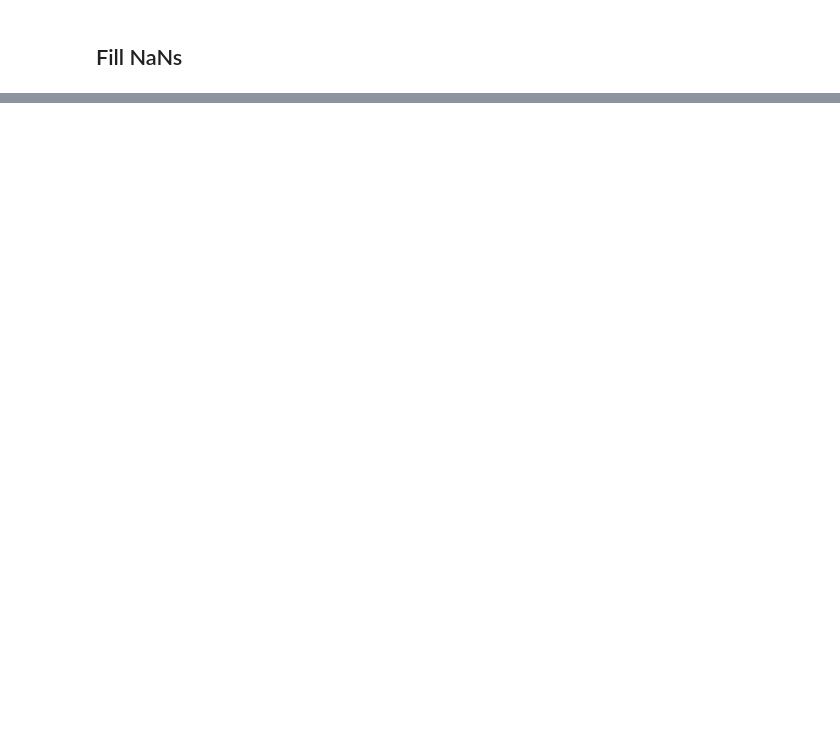
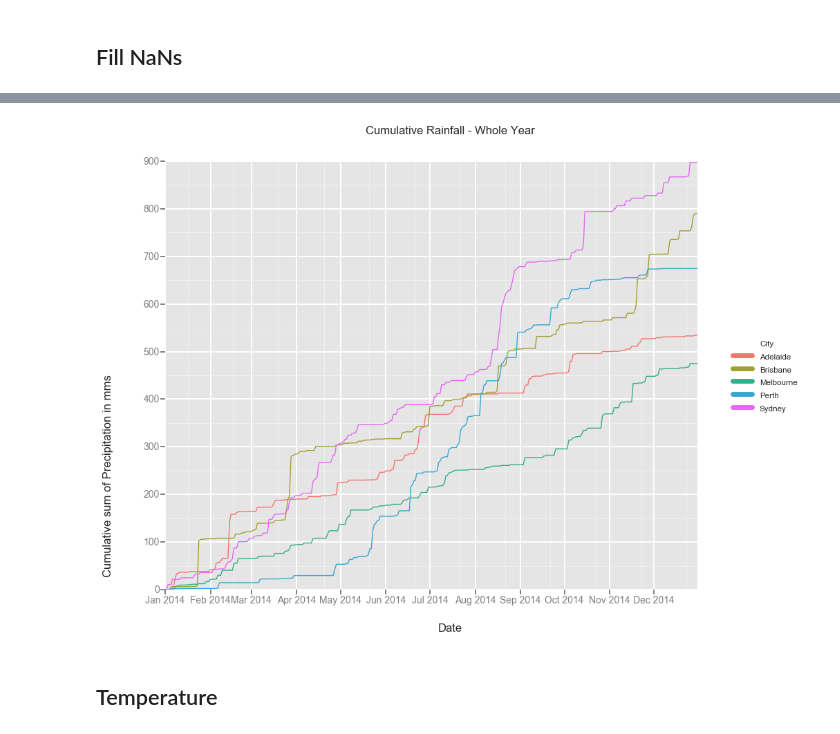
Before and after one commit to BrunnoRicci/bom-austraila, a Jupyter notebook: BOM_Australia.ipynb, the cells around one changed output, grey strips where cells are left out. Cells and saved outputs as stored; diff of their text form; code cells hidden in the pictures; blank space fills up the shorter version.

```diff
--- a/BOM_Australia.ipynb
+++ b/BOM_Australia.ipynb
@@ -161,0 +180,17 @@ sns.heatmap(mnn, ax=ax, yticklabels=False);
+# %%
+col = u'Rainfall (mm)'
+ncol = col + "_CS"
+df[ncol] = df.groupby(["City"])[col].transform(lambda x: x.cumsum())
+topl = df#[0:len(df):10]
+g = ggplot(topl, aes(x="Date", y=ncol, color="City")) + \
+    geom_line() +\
+    xlab('Date') + \
+    ylab('Cumulative sum of Precipitation in mms') + \
+    scale_x_date(labels=None) +\
+    ggtitle('Cumulative Rainfall - Whole Year')
+g
+g.save("./Plots/Ranfall2.png")
+# %% [output]
+[figure, added]
+# %% [markdown]
+## Temperature
```
Also changed, not shown: parts of 14 cells of this notebook.
